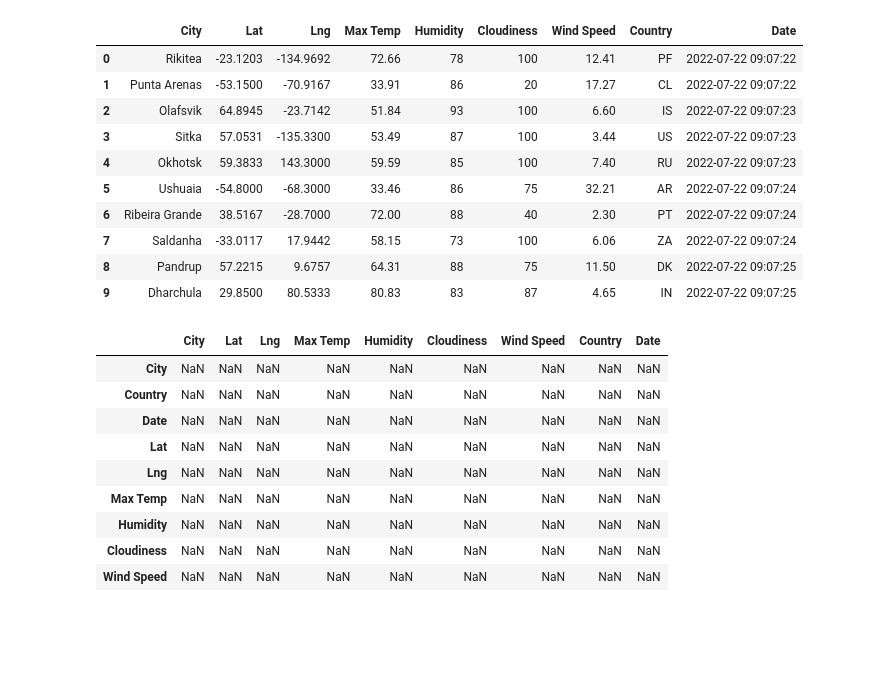
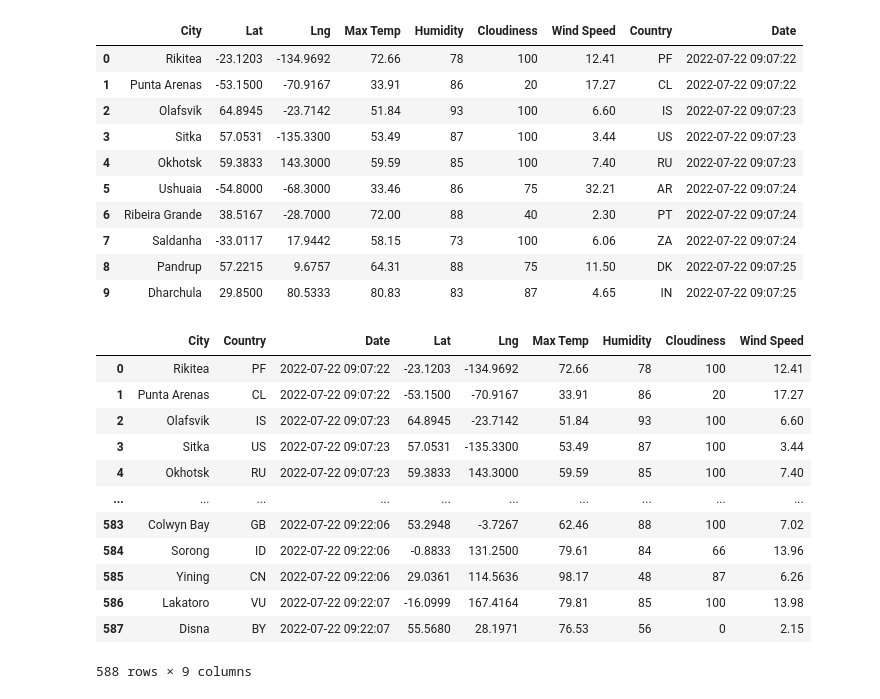
Before and after one commit to william11329/World_Weather_Analysis, a Jupyter notebook: WeatherPy.ipynb, the cells around one changed output. Drawn from its saved outputs; the diff is of its cells as text; code cells hidden in the pictures; blank space fills up the shorter version.

```diff
--- a/WeatherPy.ipynb
+++ b/WeatherPy.ipynb
@@ -164,18 +164,3 @@ city_data_df.head(10)
 | 7 | Saldanha | -33.0117 | 17.9442 | 58.15 | 73 | 100 | 6.06 | ZA | 2022-07-22 09:07:24 |
 | 8 | Pandrup | 57.2215 | 9.6757 | 64.31 | 88 | 75 | 11.50 | DK | 2022-07-22 09:07:25 |
 | 9 | Dharchula | 29.8500 | 80.5333 | 80.83 | 83 | 87 | 4.65 | IN | 2022-07-22 09:07:25 |
-# %%
-new_column_order = ["City", "Country", "Date", "Lat", "Lng", "Max Temp", "Humidity", "Cloudiness", "Wind Speed"]
-city_data_df = city_data_dfnew_column_order)
-city_data_df
-# %% [output]
-|  | City | Lat | Lng | Max Temp | Humidity | Cloudiness | Wind Speed | Country | Date |
-| City | NaN | NaN | NaN | NaN | NaN | NaN | NaN | NaN | NaN |
-| Country | NaN | NaN | NaN | NaN | NaN | NaN | NaN | NaN | NaN |
-| Date | NaN | NaN | NaN | NaN | NaN | NaN | NaN | NaN | NaN |
-| Lat | NaN | NaN | NaN | NaN | NaN | NaN | NaN | NaN | NaN |
-| Lng | NaN | NaN | NaN | NaN | NaN | NaN | NaN | NaN | NaN |
-| Max Temp | NaN | NaN | NaN | NaN | NaN | NaN | NaN | NaN | NaN |
-| Humidity | NaN | NaN | NaN | NaN | NaN | NaN | NaN | NaN | NaN |
-| Cloudiness | NaN | NaN | NaN | NaN | NaN | NaN | NaN | NaN | NaN |
-| Wind Speed | NaN | NaN | NaN | NaN | NaN | NaN | NaN | NaN | NaN |
@@ -186,0 +167,18 @@ city_data_df.to_csv(output_data_file, index_label="City_ID")
+# %%
+new_column_order = ["City", "Country", "Date", "Lat", "Lng", "Max Temp", "Humidity", "Cloudiness", "Wind Speed"]
+city_data_df = city_data_df[new_column_order]
+city_data_df
+# %% [output]
+|  | City | Country | Date | Lat | Lng | Max Temp | Humidity | Cloudiness | Wind Speed |
+| 0 | Rikitea | PF | 2022-07-22 09:07:22 | -23.1203 | -134.9692 | 72.66 | 78 | 100 | 12.41 |
+| 1 | Punta Arenas | CL | 2022-07-22 09:07:22 | -53.1500 | -70.9167 | 33.91 | 86 | 20 | 17.27 |
+| 2 | Olafsvik | IS | 2022-07-22 09:07:23 | 64.8945 | -23.7142 | 51.84 | 93 | 100 | 6.60 |
+| 3 | Sitka | US | 2022-07-22 09:07:23 | 57.0531 | -135.3300 | 53.49 | 87 | 100 | 3.44 |
+| 4 | Okhotsk | RU | 2022-07-22 09:07:23 | 59.3833 | 143.3000 | 59.59 | 85 | 100 | 7.40 |
+| ... | ... | ... | ... | ... | ... | ... | ... | ... | ... |
+| 583 | Colwyn Bay | GB | 2022-07-22 09:22:06 | 53.2948 | -3.7267 | 62.46 | 88 | 100 | 7.02 |
+| 584 | Sorong | ID | 2022-07-22 09:22:06 | -0.8833 | 131.2500 | 79.61 | 84 | 66 | 13.96 |
+| 585 | Yining | CN | 2022-07-22 09:22:06 | 29.0361 | 114.5636 | 98.17 | 48 | 87 | 6.26 |
+| 586 | Lakatoro | VU | 2022-07-22 09:22:07 | -16.0999 | 167.4164 | 79.81 | 85 | 100 | 13.98 |
+| 587 | Disna | BY | 2022-07-22 09:22:07 | 55.5680 | 28.1971 | 76.53 | 56 | 0 | 2.15 |
+588 rows × 9 columns
```
Also changed, not shown: parts of 2 cells of this notebook.
